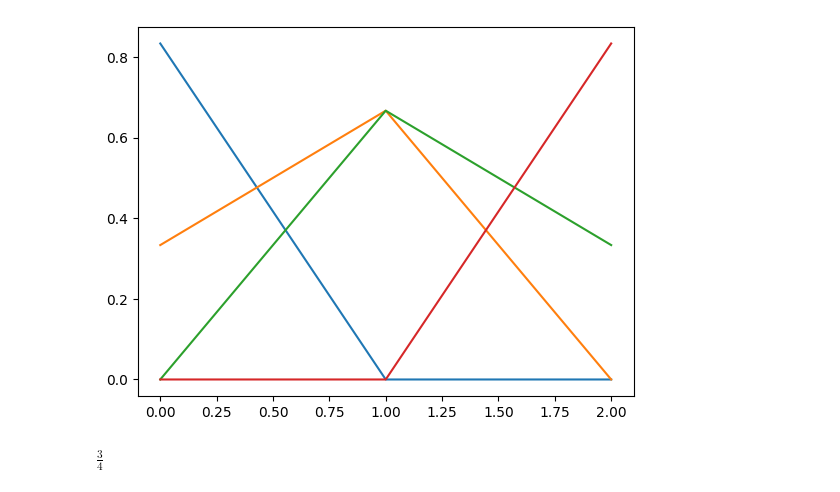
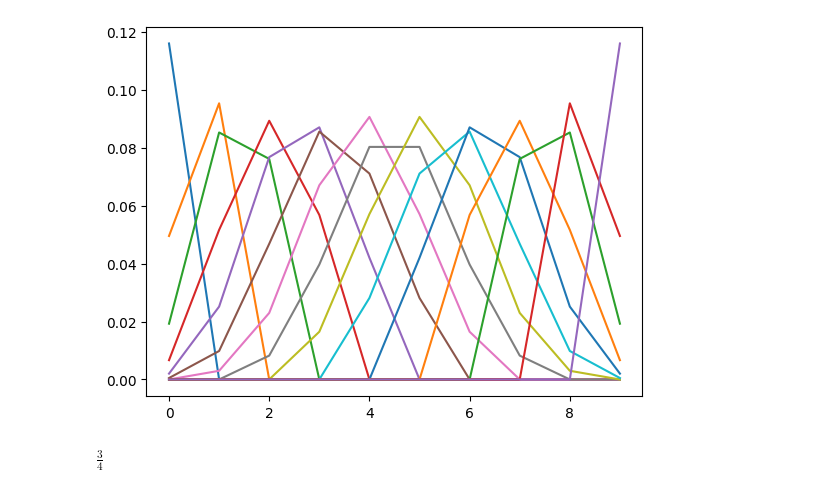
Before and after one commit to PabloRuizCuevas/probability-sorting, a Jupyter notebook: notebooks/tests.ipynb, the cells around one changed output. Saved outputs shown, nothing was run; the diff lists cells and outputs as text; code cells hidden in the pictures.

```diff
--- a/notebooks/tests.ipynb
+++ b/notebooks/tests.ipynb
@@ -10,10 +10,10 @@ def plot_real_p(buckets, items):
     for i in range(items):
         y = [pnb(buckets, items, b, i) for b in range(buckets)]
         plt.plot(x, y)
-# %%
-plot_real_p(3,4)
-# %% [output]
-[figure, removed]
+# %%
+plot_real_p(10,15)
+# %% [output]
+[figure, added]
 # %%
 P(3,4) # todo make by hand!
 # %% [output]
```
Also changed, not shown: 1 other file.
